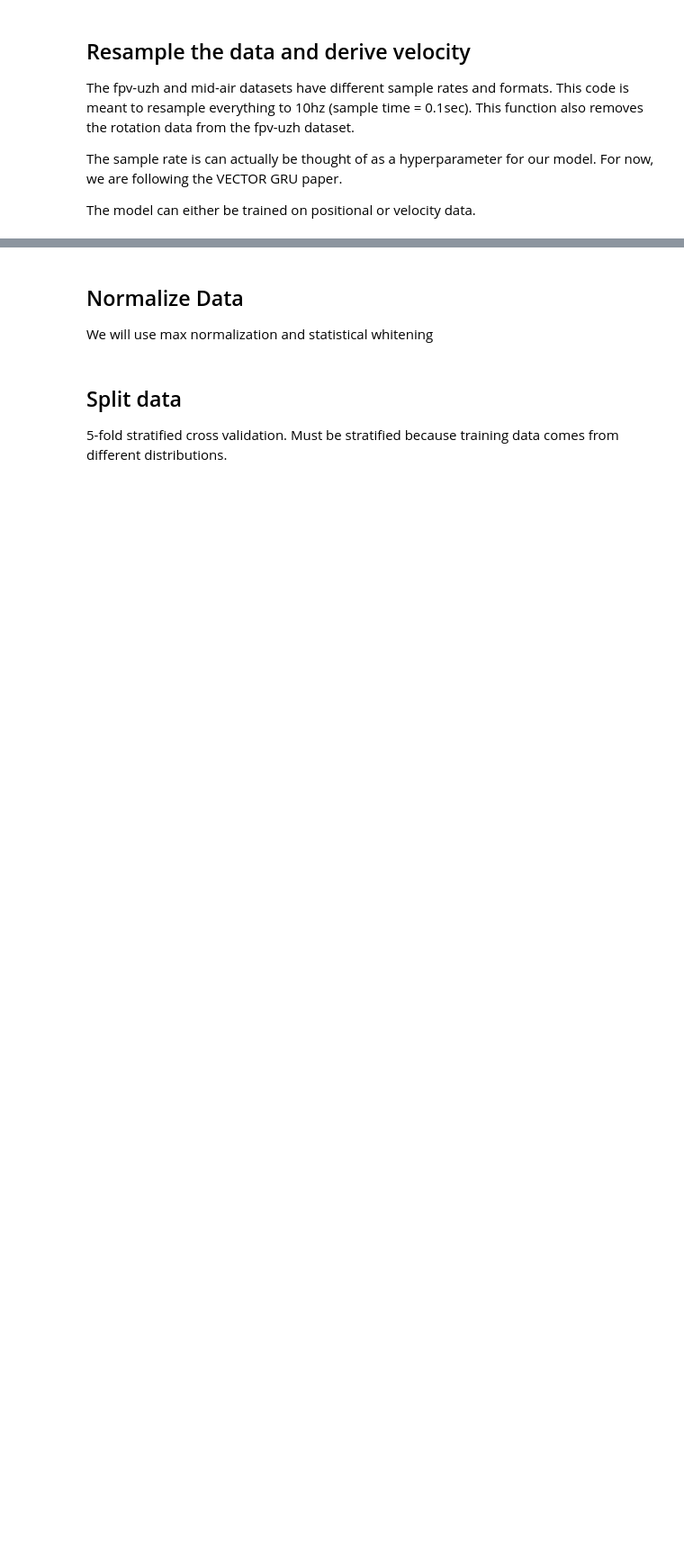
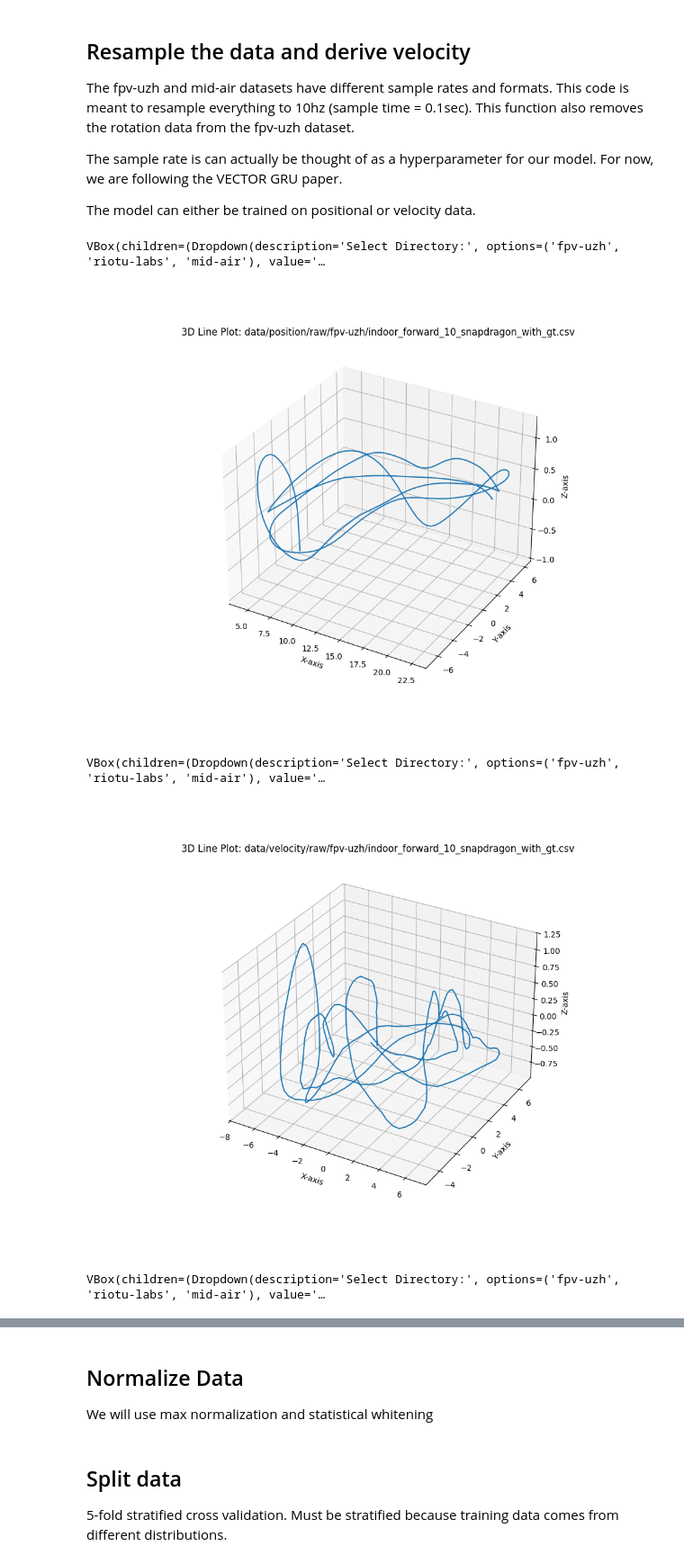
Before and after one commit to samlyme/afrl, a Jupyter notebook: main.ipynb, the cells around one changed output, grey strips where cells are left out. Shown at 90% size. Cells and saved outputs as stored; diff of their text form; code cells hidden in the pictures; blank space fills up the shorter version.

Commit message:
include visualization for velocity and acceleration

```diff
--- a/main.ipynb
+++ b/main.ipynb
@@ -23,7 +23,7 @@ import os
 
 %matplotlib widget
 
-def create_interactive_3d_plot(root="data/clean"):
+def create_interactive_3d_plot(root="data/clean", x="tx", y="ty", z="tz"):
 
     dirs = os.listdir(root)
 
@@ -76,16 +76,16 @@ def create_interactive_3d_plot(root="data/clean"):
             try:
                 df = pd.read_csv(file_path)
 
-                if "tx" not in df.columns or "ty" not in df.columns or "tz" not in df.columns:
+                if x not in df.columns or y not in df.columns or z not in df.columns:
                     ax.clear() # Clear any previous plot or error message
-                    ax.text2D(0.5, 0.5, f"Error: '{file_path}' missing 'tx', 'ty', or 'tz' columns.", # type: ignore
+                    ax.text2D(0.5, 0.5, f"Error: '{file_path}' missing '{x}', '{y}', or '{z}' columns.", # type: ignore
                             transform=ax.transAxes, ha="center")
                     fig.canvas.draw_idle()
                     return
 
                 ax.clear()
 
-                line = ax.plot(df["tx"], df["ty"], df["tz"])[0]
+                line = ax.plot(df[x], df[y], df[z])[0]
 
                 # Update labels and title
                 ax.set_xlabel("X-axis")
@@ -94,9 +94,9 @@ def create_interactive_3d_plot(root="data/clean"):
                 ax.set_title(f"3D Line Plot: {file_path}")
 
                 # Ensure data limits are set correctly for the new data
-                x_min, x_max = df["tx"].min(), df["tx"].max()
-                y_min, y_max = df["ty"].min(), df["ty"].max()
-                z_min, z_max = df["tz"].min(), df["tz"].max()
+                x_min, x_max = df[x].min(), df[x].max()
+                y_min, y_max = df[y].min(), df[y].max()
+                z_min, z_max = df[z].min(), df[z].max()
 
                 # Add a small buffer to the limits for better visualization
                 x_buffer = (x_max - x_min) * 0.05
@@ -125,5 +125,3 @@ def create_interactive_3d_plot(root="data/clean"):
     update_plot({"new": file_dropdown.value})
 
     plt.show()
-
-create_interactive_3d_plot(root="data/clean")
@@ -169,22 +164,49 @@ def velocity(df: pd.DataFrame):
 
     return out.iloc[1:]
 
+def acceleration(df: pd.DataFrame):
+    out = pd.DataFrame(columns=["timestamp", "ax", "ay", "az"])
+    dt = df["timestamp"].diff()
+
+    out["timestamp"] = df["timestamp"]
+    out["ax"] = df["vx"].diff() / dt
+    out["ay"] = df["vy"].diff() / dt
+    out["az"] = df["vz"].diff() / dt
+
+    return out.iloc[1:]
+
 # resample everything in "data/clean" and save positional and velocity data.
 out_path_pos = "data/position/raw"
 out_path_vel = "data/velocity/raw"
+out_path_acc = "data/acceleration/raw"
 os.makedirs(out_path_pos, exist_ok=True)
 os.makedirs(out_path_vel, exist_ok=True)
+os.makedirs(out_path_acc, exist_ok=True)
 
 def walk_and_process(root="data/clean"):
     for dirname in os.listdir(root):
         os.makedirs(os.path.join(out_path_pos, dirname), exist_ok=True)
         os.makedirs(os.path.join(out_path_vel, dirname), exist_ok=True)
+        os.makedirs(os.path.join(out_path_acc, dirname), exist_ok=True)
         for filename in os.listdir(os.path.join(root, dirname)):
             df = pd.read_csv(os.path.join(root, dirname, filename))
-            res = resample(df, 0.1)
-            vel = velocity(res)
-            res.to_csv(os.path.join(out_path_pos, dirname, filename))
+            pos = resample(df, 0.1)
+            vel = velocity(pos)
+            acc = acceleration(vel)
+            pos.to_csv(os.path.join(out_path_pos, dirname, filename))
             vel.to_csv(os.path.join(out_path_vel, dirname, filename))
+            acc.to_csv(os.path.join(out_path_acc, dirname, filename))
 
 
 walk_and_process()
+# %%
+# TODO: consolidate into one widget so the selection displays all 3
+create_interactive_3d_plot(root=out_path_pos, x="tx", y="ty", z="tz")
+create_interactive_3d_plot(root=out_path_vel, x="vx", y="vy", z="vz")
+create_interactive_3d_plot(root=out_path_acc, x="ax", y="ay", z="az")
+# %% [output]
+VBox(children=(Dropdown(description='Select Directory:', options=('fpv-uzh', 'riotu-labs', 'mid-air'), value='…
+[figure, added]
+VBox(children=(Dropdown(description='Select Directory:', options=('fpv-uzh', 'riotu-labs', 'mid-air'), value='…
+[figure, added]
+VBox(children=(Dropdown(description='Select Directory:', options=('fpv-uzh', 'riotu-labs', 'mid-air'), value='…
```
Also changed, not shown: parts of 3 cells of this notebook.
